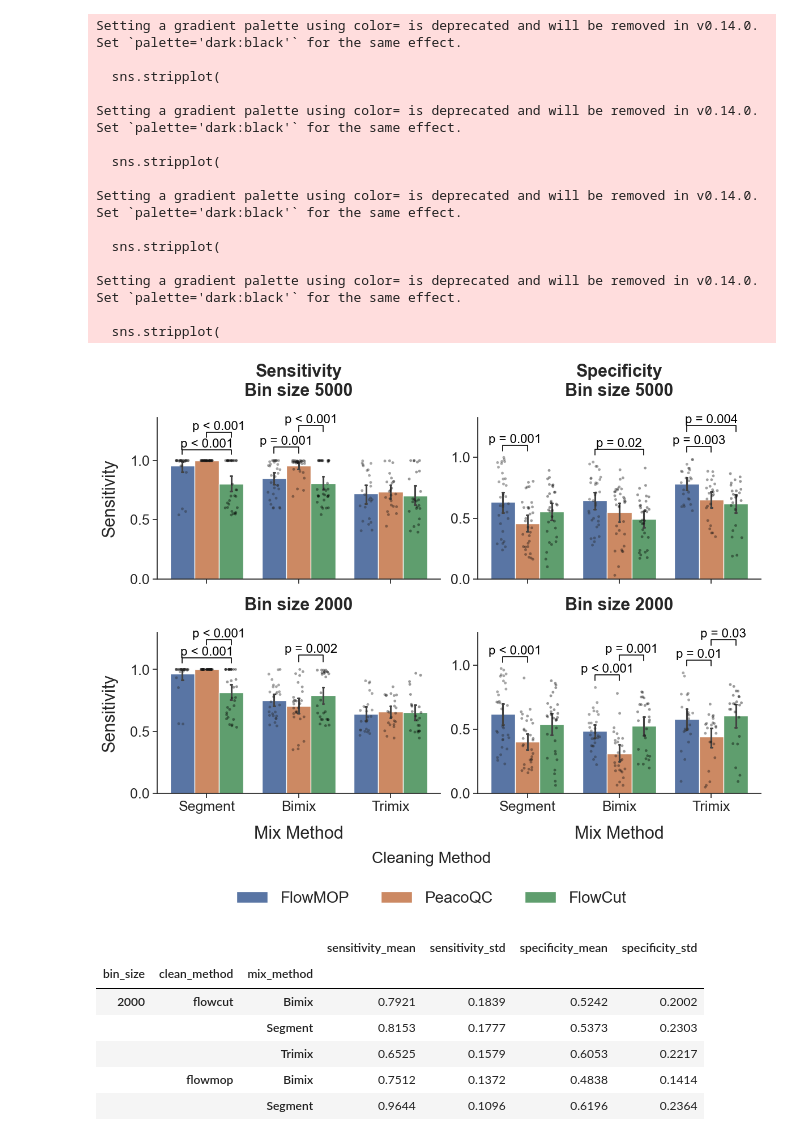
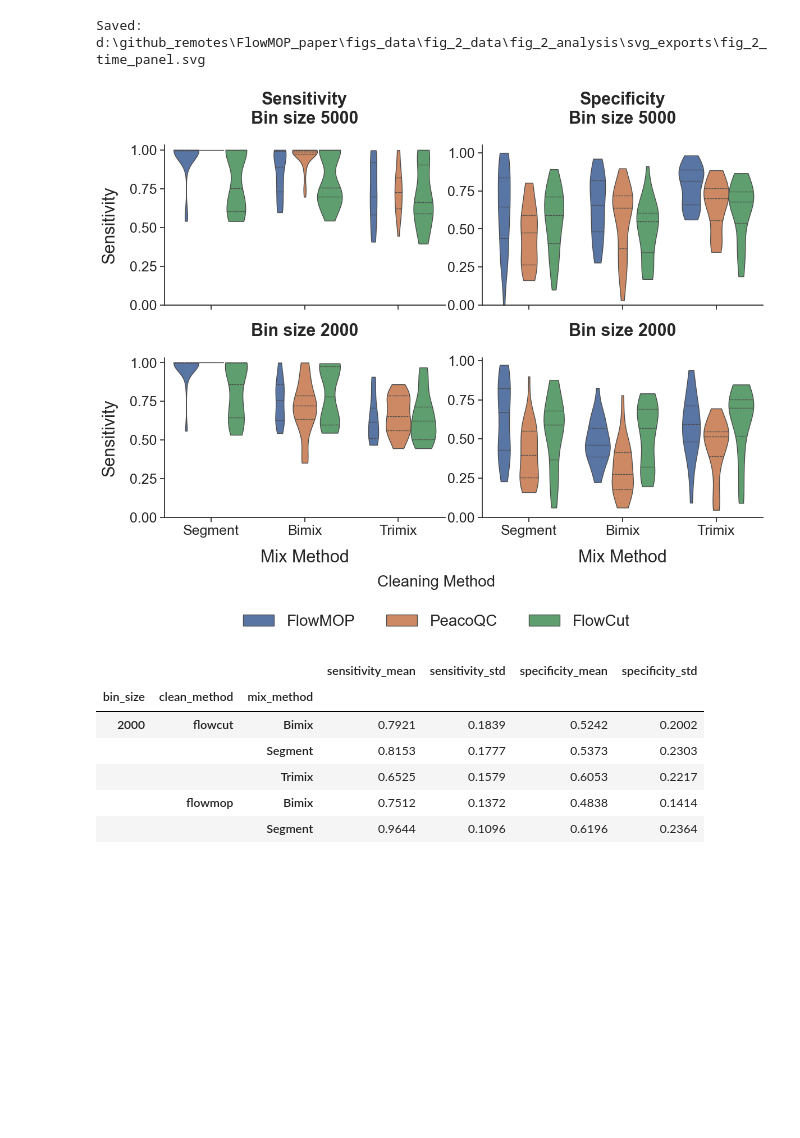
Before and after one commit to 1ordinateur/FlowMOP_paper, a Jupyter notebook: figs_data/fig_2_data/fig_2_analysis/fig_2_time.ipynb, the cells around one changed output. Drawn from its saved outputs; the diff is of its cells as text; code cells hidden in the pictures; blank space fills up the shorter version.

```diff
--- a/figs_data/fig_2_data/fig_2_analysis/fig_2_time.ipynb
+++ b/figs_data/fig_2_data/fig_2_analysis/fig_2_time.ipynb
@@ -478,10 +478,12 @@ def add_stat_annotation(ax, data, y_col, mix_methods_order, clean_methods_order)
             clean_idx1 = clean_methods_order.index(group1)
             clean_idx2 = clean_methods_order.index(group2)
 
-            bar1 = ax.patches[clean_idx1 * n_mix + mix_idx]
-            bar2 = ax.patches[clean_idx2 * n_mix + mix_idx]
-            x1 = bar1.get_x() + bar1.get_width() / 2
-            x2 = bar2.get_x() + bar2.get_width() / 2
+            # Compute dodged x-centers directly so this works for violins too.
+            n_hue = len(clean_methods_order)
+            total_width = 0.8
+            each_width = total_width / n_hue
+            x1 = mix_idx - total_width / 2 + each_width * (clean_idx1 + 0.5)
+            x2 = mix_idx - total_width / 2 + each_width * (clean_idx2 + 0.5)
 
             ax.plot(
                 [x1, x1, x2, x2],
@@ -537,7 +539,7 @@ for row in range(2):  # bin sizes
         ax = axes[row, col]
         y_col = y_cols[col]
 
-        sns.barplot(
+        sns.violinplot(
             data=data_subset,
             x='mix_method',
             y=y_col,
@@ -545,26 +547,12 @@ for row in range(2):  # bin sizes
             order=mix_methods_order,
             hue_order=clean_methods_order,
             ax=ax,
-            errorbar=('ci', 95),
-            capsize=.05,
+            cut=0,
+            inner='quartile',
+            linewidth=1,
+            dodge=True,
             palette='deep',
         )
-        sns.stripplot(
-            data=data_subset,
-            x='mix_method',
-            y=y_col,
-            hue='clean_method',
-            order=mix_methods_order,
-            hue_order=clean_methods_order,
-            ax=ax,
-            dodge=True,
-            color='black',
-            s=3.5,
-            alpha=0.4,
-            jitter=0.2,
-            legend=False,
-        )
-
         ax.set_title(
             subplot_titles[row][col],
             loc='center',
@@ -589,51 +577,42 @@ for row in range(2):  # bin sizes
             ax.set_xlabel("")
 
         ax.tick_params(axis='both', which='major', labelsize=BIG_FONTS["tick"])
 
         if row == 0 and col == 0:
             handles, labels = ax.get_legend_handles_labels()
         if ax.get_legend() is not None:
             ax.get_legend().remove()
 
-        add_stat_annotation(ax, data_subset, y_col, mix_methods_order, clean_methods_order)
-
         # Hard limit on numeric axis: no values below 0
         ymin, ymax = ax.get_ylim()
         ax.set_ylim(bottom=0, top=ymax)
 
 legend = fig.legend(
     handles,
     label_titles,
     title='Cleaning Method\n',
     bbox_to_anchor=(0.5, 0),
     loc='lower center',
     ncol=len(labels),
     frameon=False,
     fontsize=BIG_FONTS["legend"],
     title_fontsize=BIG_FONTS["legend"],
 )
 plt.setp(legend.get_title(), multialignment='center')
 
 sns.despine(fig)
 plt.tight_layout(rect=[0, 0.12, 1, 1])
+
+export_dir = "svg_exports"
+os.makedirs(export_dir, exist_ok=True)
+output_svg = os.path.join(export_dir, "fig_2_time_panel.svg")
+fig.savefig(output_svg, format="svg", bbox_inches="tight")
+print(f"Saved: {os.path.abspath(output_svg)}")
+
 plt.show()
 # %% [output]
-Setting a gradient palette using color= is deprecated and will be removed in v0.14.0. Set `palette='dark:black'` for the same effect.
-
-  sns.stripplot(
-
-Setting a gradient palette using color= is deprecated and will be removed in v0.14.0. Set `palette='dark:black'` for the same effect.
-
-  sns.stripplot(
-
-Setting a gradient palette using color= is deprecated and will be removed in v0.14.0. Set `palette='dark:black'` for the same effect.
-
-  sns.stripplot(
-
-Setting a gradient palette using color= is deprecated and will be removed in v0.14.0. Set `palette='dark:black'` for the same effect.
-
-  sns.stripplot(
+Saved: d:\github_remotes\FlowMOP_paper\figs_data\fig_2_data\fig_2_analysis\svg_exports\fig_2_time_panel.svg
-[figure, old version]
+[figure, new version]
 # %%
 # Create copies to avoid modifying the original dataframes
 alltime_normal_copy = alltime_normal.copy()
```
Also changed, not shown: 17 other files.
